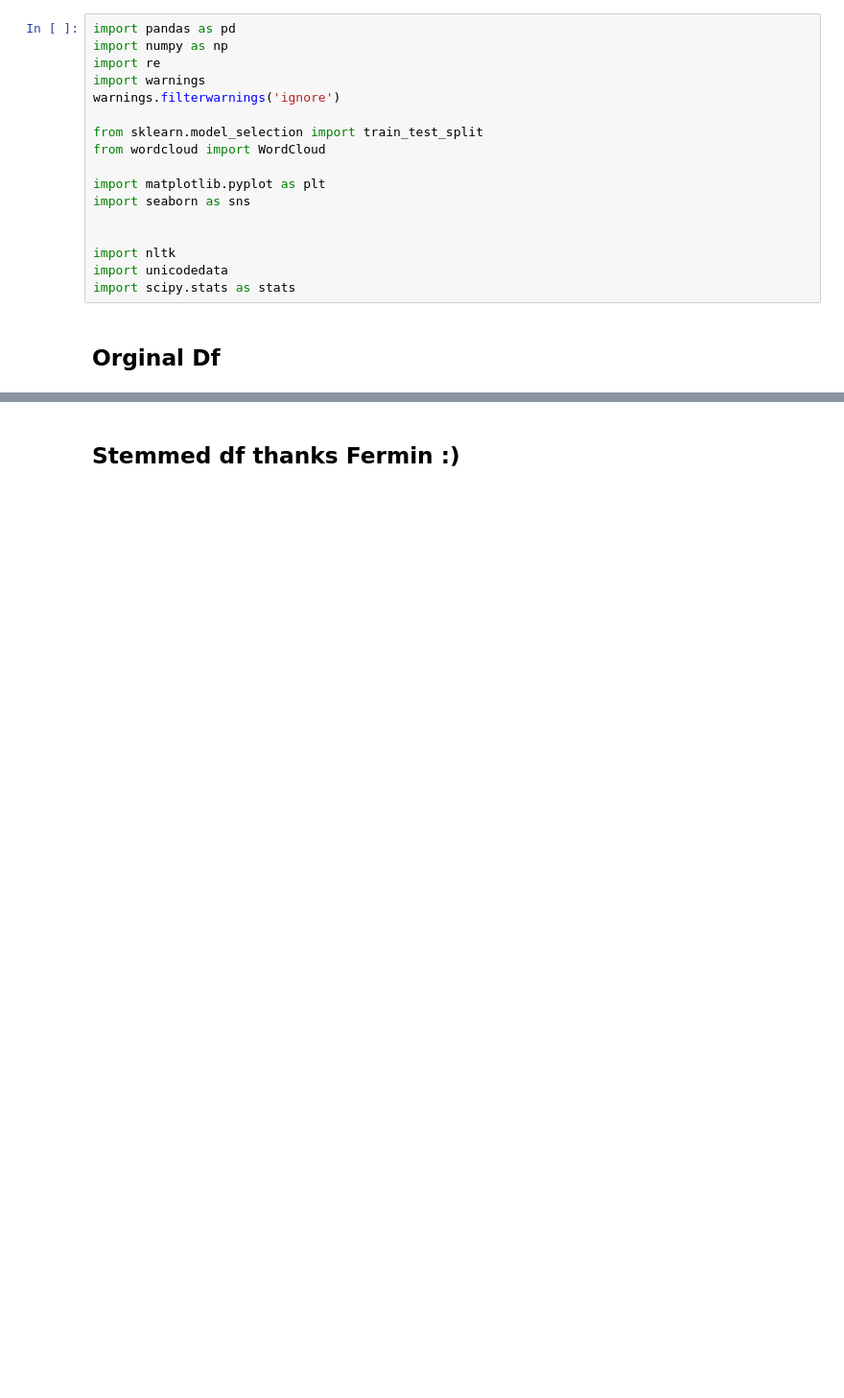
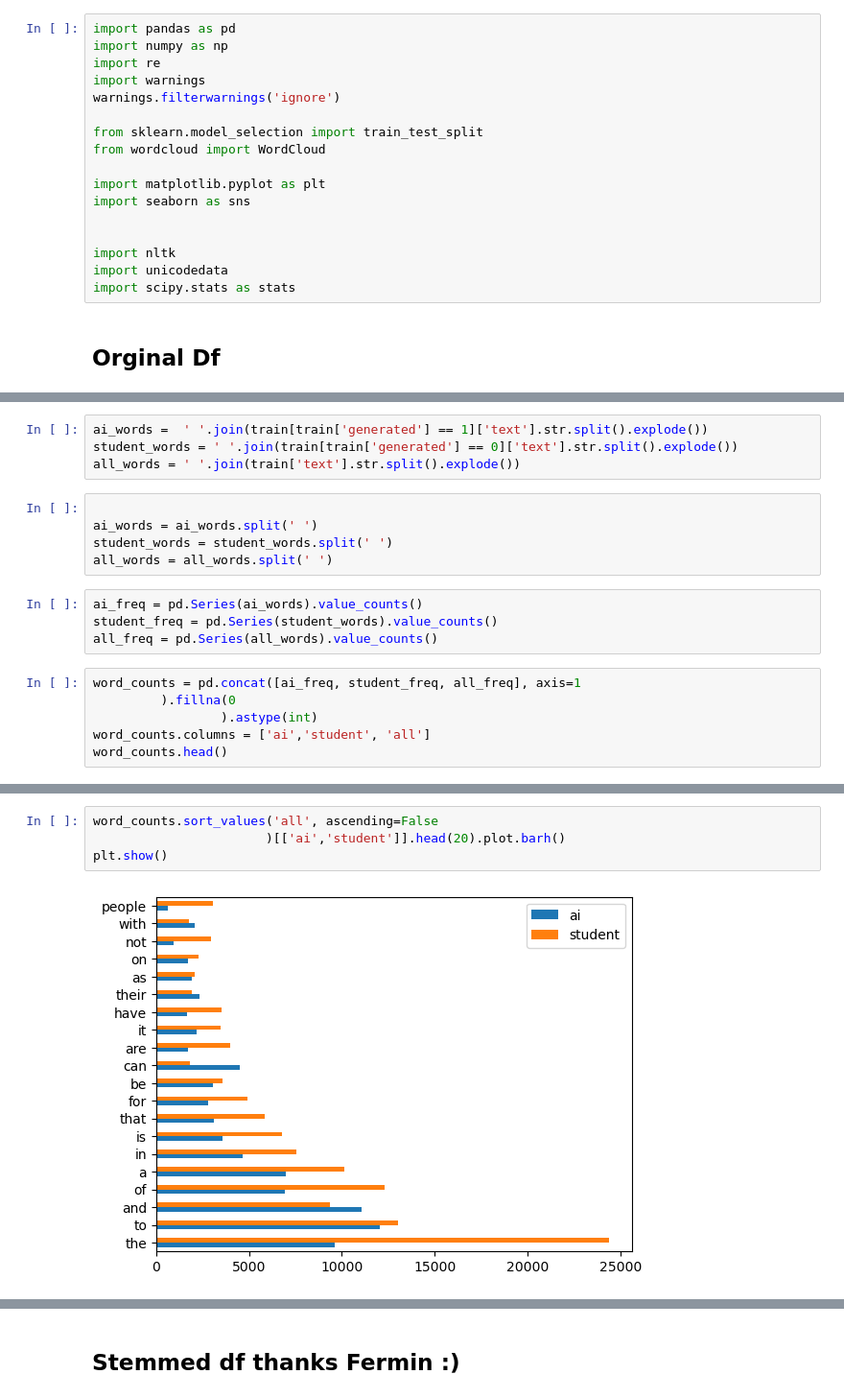
Before and after one commit to Garcia-Burch-NLP/AI-Buster, a Jupyter notebook: Josh/aquire_prep.ipynb, the cells around one changed output, grey strips where cells are left out. Shown at 96% size. Cells and saved outputs as stored; diff of their text form; blank space fills up the shorter version.

Commit message:
changed word breakdown

```diff
--- a/Josh/aquire_prep.ipynb
+++ b/Josh/aquire_prep.ipynb
@@ -58,0 +86,19 @@ Name: generated, dtype: float64
+# %%
+ai_words =  ' '.join(train[train['generated'] == 1]['text'].str.split().explode())
+student_words = ' '.join(train[train['generated'] == 0]['text'].str.split().explode())
+all_words = ' '.join(train['text'].str.split().explode())
+# %%
+
+ai_words = ai_words.split(' ')
+student_words = student_words.split(' ')
+all_words = all_words.split(' ')
+# %%
+ai_freq = pd.Series(ai_words).value_counts()
+student_freq = pd.Series(student_words).value_counts()
+all_freq = pd.Series(all_words).value_counts()
+# %%
+word_counts = pd.concat([ai_freq, student_freq, all_freq], axis=1
+         ).fillna(0
+                 ).astype(int)
+word_counts.columns = ['ai','student', 'all']
+word_counts.head()
@@ -58,0 +112,6 @@ Name: generated, dtype: float64
+# %%
+word_counts.sort_values('all', ascending=False
+                       )[['ai','student']].head(20).plot.barh()
+plt.show()
+# %% [output]
+[figure, added]
```
Also changed, not shown: parts of 18 cells of this notebook.
